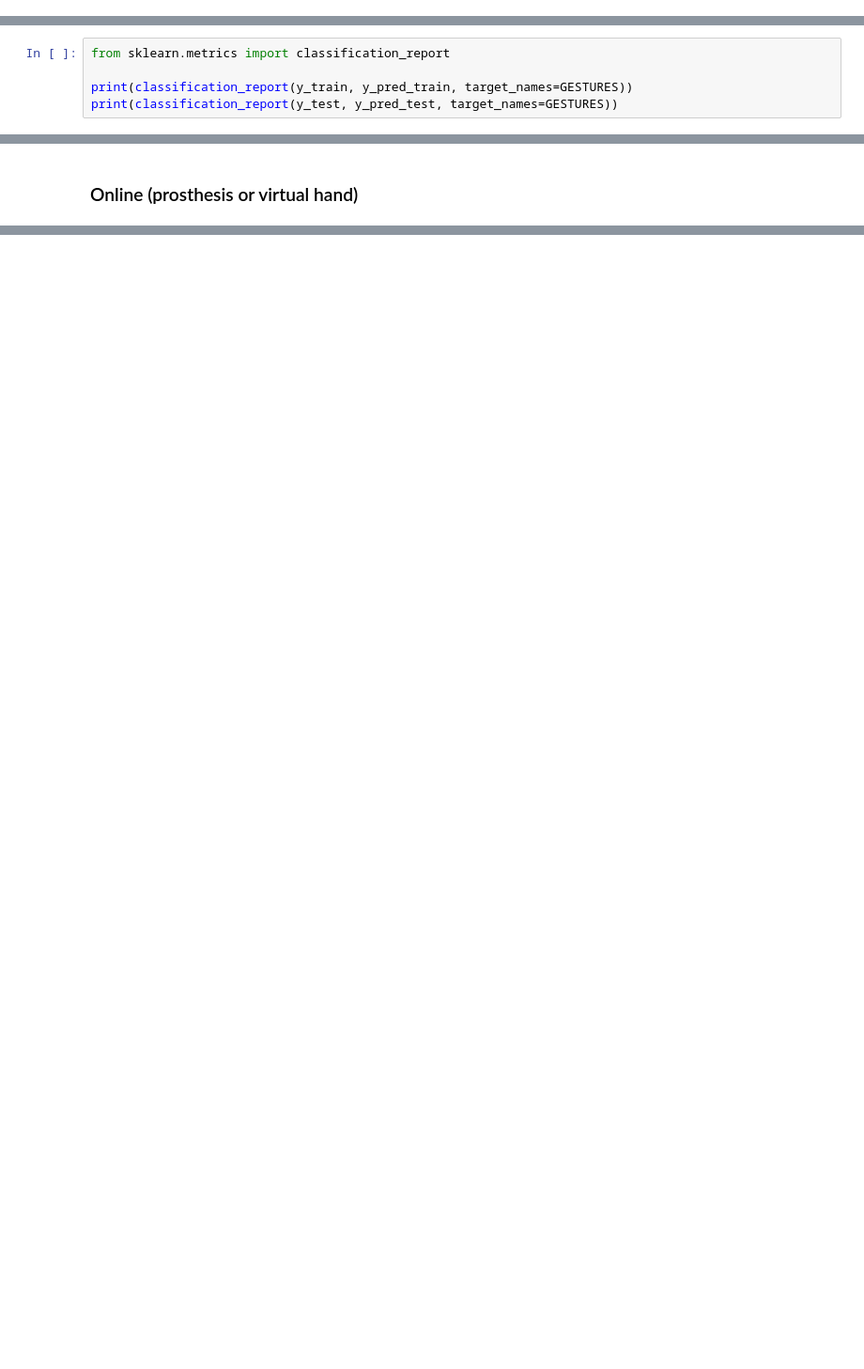
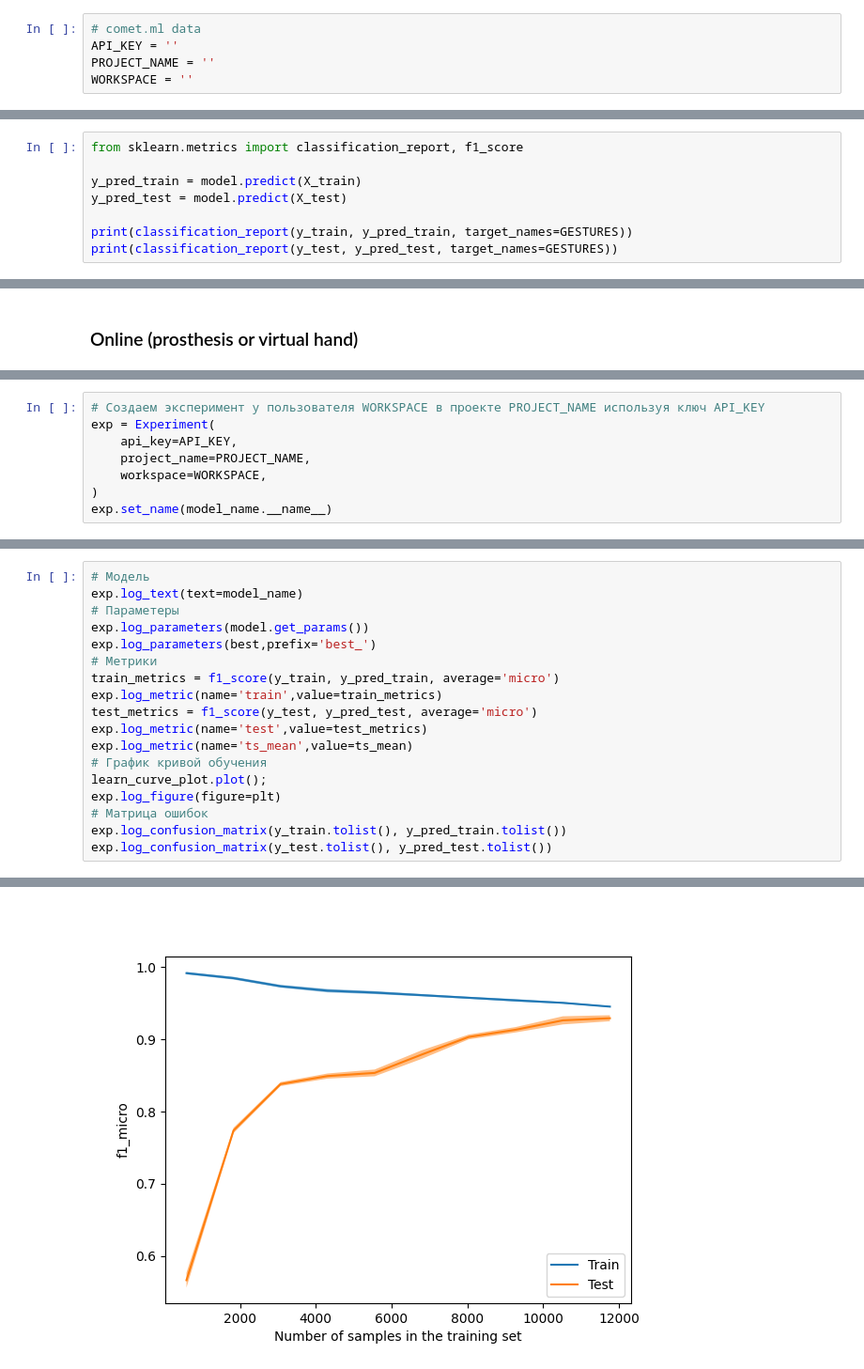
Before and after one commit to DenisBaburin/motorika_internship_team2, a Jupyter notebook: main.ipynb, the cells around one changed output, grey strips where cells are left out. Shown at 94% size. Drawn from its saved outputs; the diff is of its cells as text; blank space fills up the shorter version.

Commit message:
add cometml logger

```diff
--- a/main.ipynb
+++ b/main.ipynb
@@ -10,6 +10,11 @@ from sklearn.preprocessing import LabelEncoder
 # Hyperopt
 from hyperopt import hp, fmin, tpe, Trials
 from hyperopt.pyll.base import scope
+# %%
+# comet.ml data
+API_KEY = ''
+PROJECT_NAME = ''
+WORKSPACE = ''
 # %% [markdown]
 # IO utils
 # %%
@@ -427,7 +435,10 @@ plt.tight_layout()
 # %% [markdown]
 ## Metrics
 # %%
-from sklearn.metrics import classification_report
+from sklearn.metrics import classification_report, f1_score
+
+y_pred_train = model.predict(X_train)
+y_pred_test = model.predict(X_test)
 
 print(classification_report(y_train, y_pred_train, target_names=GESTURES))
 print(classification_report(y_test, y_pred_test, target_names=GESTURES))
@@ -747,0 +765,8 @@ while True:
+# %%
+# Создаем эксперимент у пользователя WORKSPACE в проекте PROJECT_NAME используя ключ API_KEY
+exp = Experiment(
+    api_key=API_KEY,
+    project_name=PROJECT_NAME,
+    workspace=WORKSPACE,
+)
+exp.set_name(model_name.__name__)
@@ -747,0 +777,19 @@ while True:
+# %%
+# Модель
+exp.log_text(text=model_name)
+# Параметеры
+exp.log_parameters(model.get_params())
+exp.log_parameters(best,prefix='best_')
+# Метрики
+train_metrics = f1_score(y_train, y_pred_train, average='micro')
+exp.log_metric(name='train',value=train_metrics)
+test_metrics = f1_score(y_test, y_pred_test, average='micro')
+exp.log_metric(name='test',value=test_metrics)
+exp.log_metric(name='ts_mean',value=ts_mean)
+# График кривой обучения
+learn_curve_plot.plot();
+exp.log_figure(figure=plt)
+# Матрица ошибок
+exp.log_confusion_matrix(y_train.tolist(), y_pred_train.tolist())
+exp.log_confusion_matrix(y_test.tolist(), y_pred_test.tolist())
+# %% [output]
@@ -747,0 +800 @@ while True:
+[figure, added]
```
Also changed, not shown: parts of 12 cells of this notebook, 1 other file.
